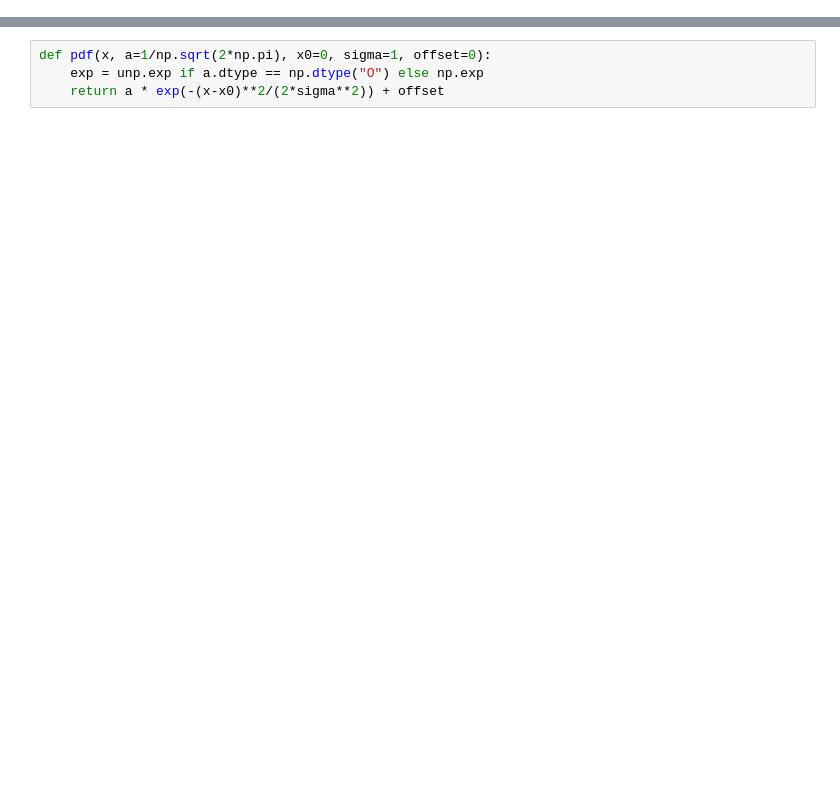
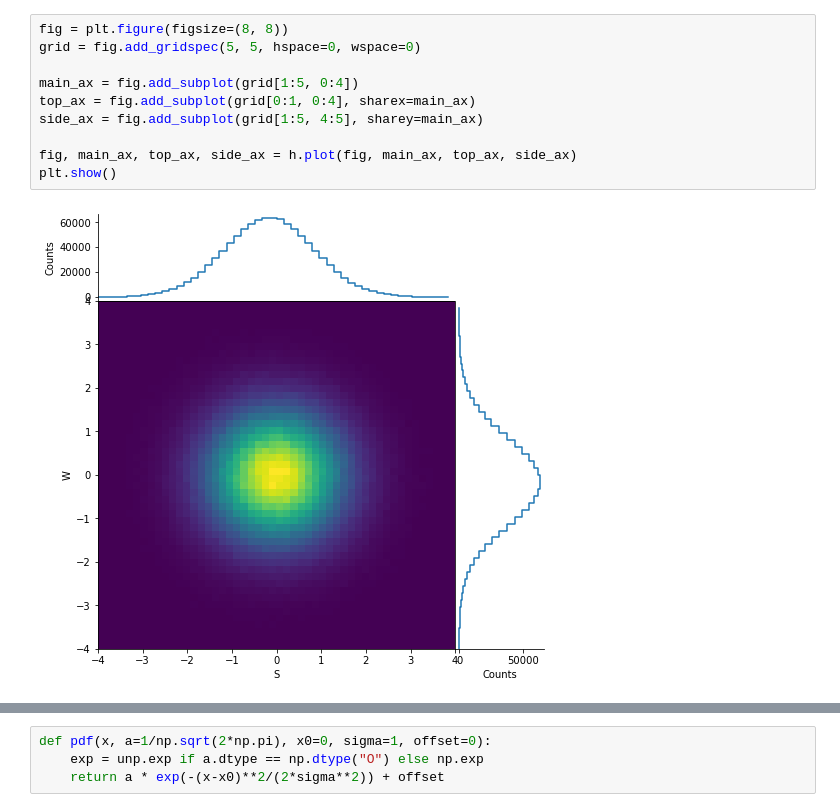
Before and after one commit to scikit-hep/hist, a Jupyter notebook: notebooks/Hist.ipynb, the cells around one changed output, grey strips where cells are left out. Drawn from its saved outputs; the diff is of its cells as text; blank space fills up the shorter version.

```diff
--- a/notebooks/Hist.ipynb
+++ b/notebooks/Hist.ipynb
@@ -15,0 +49,12 @@ Hist(Regular(50, -4, 4, underflow=False, overflow=False, metadata={'name': 'S',
+# %%
+fig = plt.figure(figsize=(8, 8))
+grid = fig.add_gridspec(5, 5, hspace=0, wspace=0)
+
+main_ax = fig.add_subplot(grid[1:5, 0:4])
+top_ax = fig.add_subplot(grid[0:1, 0:4], sharex=main_ax)
+side_ax = fig.add_subplot(grid[1:5, 4:5], sharey=main_ax)
+
+fig, main_ax, top_ax, side_ax = h.plot(fig, main_ax, top_ax, side_ax)
+plt.show()
+# %% [output]
+[figure, added]
```
Also changed, not shown: parts of 14 cells of this notebook, 7 other files.
